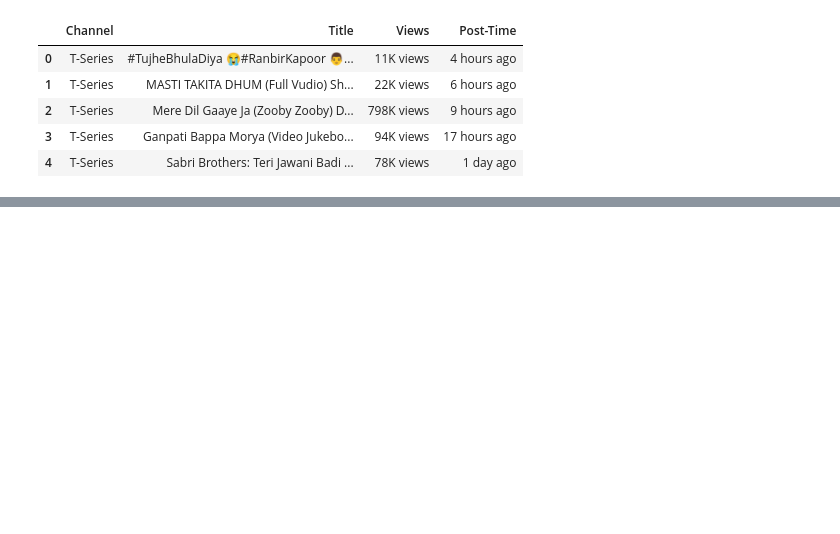
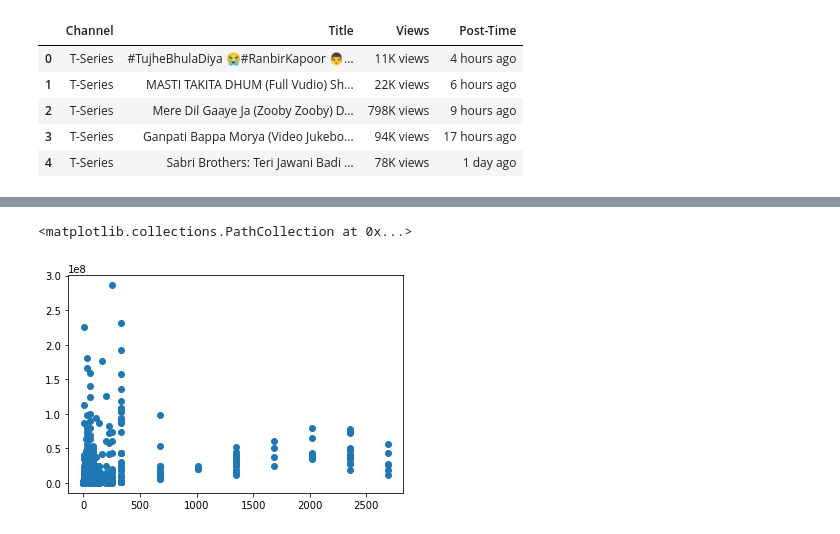
Before and after one commit to j-hendricks/Webscraping-Youtube, a Jupyter notebook: WordCloud.ipynb, the cells around one changed output, grey strips where cells are left out. Drawn from its saved outputs; the diff is of its cells as text; code cells hidden in the pictures; blank space fills up the shorter version.

```diff
--- a/WordCloud.ipynb
+++ b/WordCloud.ipynb
@@ -26,0 +72,3 @@ plt.show()
+# %%
+df['Views_Numeric'] = views_list
+df.head()
@@ -26,0 +82,34 @@ plt.show()
+# %%
+timing = []
+
+for value in df['Post-Time'].values:
+    number_result = int(re.search('\d',value).group())
+
+    try:
+        word_result = re.search('(second|minute|hour|day|week|month|year)',value).group()
+
+        if word_result == 'second':
+            number_result = 0
+
+        if word_result == "minute":
+            number_result = number_result / 24 / 60
+
+        if word_result == "hour":
+            number_result = number_result / 24
+
+        if word_result == "week":
+            number_result = number_result * 7
+
+        if word_result == "month":
+            number_result = number_result * 7 * 4
+
+        if word_result == "year":
+            number_result = number_result * 7 * 4 * 12
+
+        timing.append(number_result)
+
+    except AttributeError:
+        print(f"Expceted Error for value: {value}. Moving on...")
+        timing.append(0)
+
+timing
@@ -26,0 +151,2 @@ plt.show()
+# %%
+df["Post-Time-Numeric (Days)"] = timing
@@ -26,0 +162,5 @@ plt.show()
+# %%
+plt.scatter(df['Post-Time-Numeric (Days)'], df['Views_Numeric'])
+# %% [output]
+<matplotlib.collections.PathCollection at 0x...>
+[figure, added]
```
Also changed, not shown: parts of 8 cells of this notebook, 3 other files.
